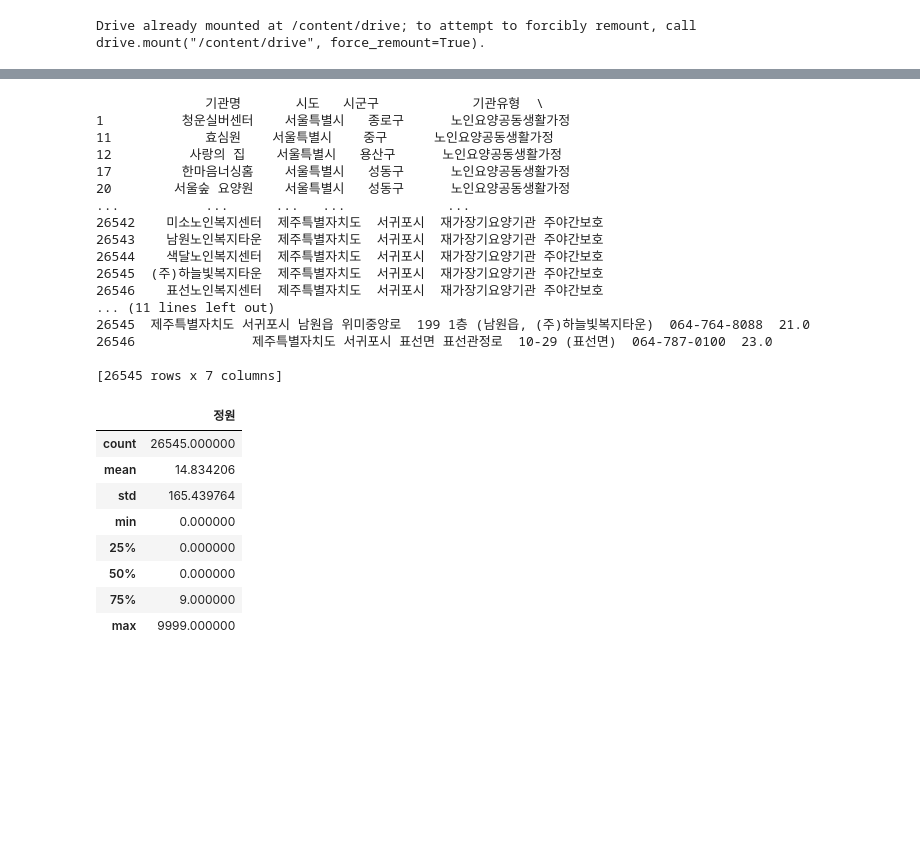
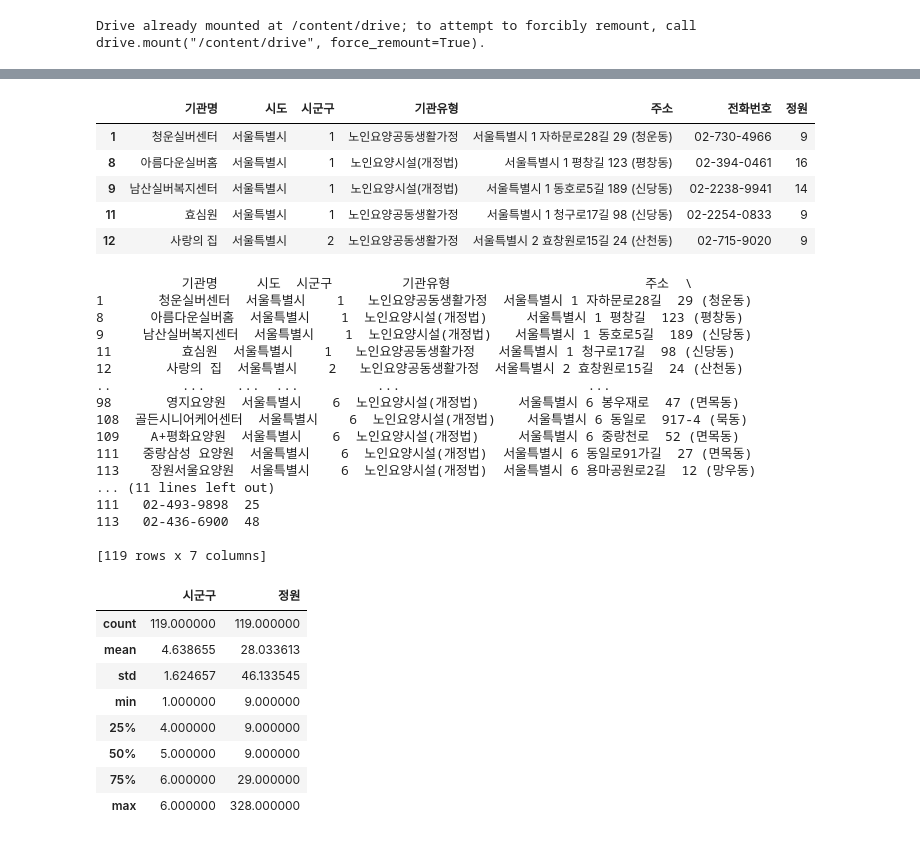
Before and after one commit to kyungmo90/Ubion-Python, a Jupyter notebook: 실습(2023-01-04).ipynb, the cells around one changed output, grey strips where cells are left out. Saved outputs shown, nothing was run; the diff lists cells and outputs as text; code cells hidden in the pictures; blank space fills up the shorter version.

```diff
--- a/실습(2023-01-04).ipynb
+++ b/실습(2023-01-04).ipynb
@@ -155,33 +153,34 @@ under_9.head()
+# %%
+under_20.head()
+
+# 아래쪽 출력
+# %% [output]
+|  | 기관명 | 시도 | 시군구 | 기관유형 | 주소 | 전화번호 | 정원 |
+| 1 | 청운실버센터 | 서울특별시 | 1 | 노인요양공동생활가정 | 서울특별시 1 자하문로28길 29 (청운동) | 02-730-4966 | 9 |
+| 8 | 아름다운실버홈 | 서울특별시 | 1 | 노인요양시설(개정법) | 서울특별시 1 평창길 123 (평창동) | 02-394-0461 | 16 |
+| 9 | 남산실버복지센터 | 서울특별시 | 1 | 노인요양시설(개정법) | 서울특별시 1 동호로5길 189 (신당동) | 02-2238-9941 | 14 |
+| 11 | 효심원 | 서울특별시 | 1 | 노인요양공동생활가정 | 서울특별시 1 청구로17길 98 (신당동) | 02-2254-0833 | 9 |
+| 12 | 사랑의 집 | 서울특별시 | 2 | 노인요양공동생활가정 | 서울특별시 2 효창원로15길 24 (산천동) | 02-715-9020 | 9 |
 # %%
-df_join = under_9.append(upper_9)
+df_join = under_20.append(upper_20)
 print(df_join)
+
+# 20 아래와 위를 다시 합침침
 # %% [output]
-              기관명       시도   시군구            기관유형  \
-1          청운실버센터    서울특별시   종로구      노인요양공동생활가정
-11            효심원    서울특별시    중구      노인요양공동생활가정
-12          사랑의 집    서울특별시   용산구      노인요양공동생활가정
-17         한마음너싱홈    서울특별시   성동구      노인요양공동생활가정
-20        서울숲 요양원    서울특별시   성동구      노인요양공동생활가정
-...           ...      ...   ...             ...
-26542    미소노인복지센터  제주특별자치도  서귀포시  재가장기요양기관 주야간보호
-26543    남원노인복지타운  제주특별자치도  서귀포시  재가장기요양기관 주야간보호
-26544    색달노인복지센터  제주특별자치도  서귀포시  재가장기요양기관 주야간보호
-26545  (주)하늘빛복지타운  제주특별자치도  서귀포시  재가장기요양기관 주야간보호
-26546    표선노인복지센터  제주특별자치도  서귀포시  재가장기요양기관 주야간보호
+           기관명     시도  시군구         기관유형                         주소  \
+1       청운실버센터  서울특별시    1   노인요양공동생활가정  서울특별시 1 자하문로28길  29 (청운동)
+8      아름다운실버홈  서울특별시    1  노인요양시설(개정법)     서울특별시 1 평창길  123 (평창동)
+9     남산실버복지센터  서울특별시    1  노인요양시설(개정법)   서울특별시 1 동호로5길  189 (신당동)
+11         효심원  서울특별시    1   노인요양공동생활가정   서울특별시 1 청구로17길  98 (신당동)
+12       사랑의 집  서울특별시    2   노인요양공동생활가정  서울특별시 2 효창원로15길  24 (산천동)
+..         ...    ...  ...          ...                        ...
+98       영지요양원  서울특별시    6  노인요양시설(개정법)     서울특별시 6 봉우재로  47 (면목동)
+108  골든시니어케어센터  서울특별시    6  노인요양시설(개정법)    서울특별시 6 동일로  917-4 (묵동)
+109    A+평화요양원  서울특별시    6  노인요양시설(개정법)     서울특별시 6 중랑천로  52 (면목동)
+111   중랑삼성 요양원  서울특별시    6  노인요양시설(개정법)  서울특별시 6 동일로91가길  27 (면목동)
+113    장원서울요양원  서울특별시    6  노인요양시설(개정법)  서울특별시 6 용마공원로2길  12 (망우동)
 ... (11 lines left out)
-26545  제주특별자치도 서귀포시 남원읍 위미중앙로  199 1층 (남원읍, (주)하늘빛복지타운)  064-764-8088  21.0
-26546               제주특별자치도 서귀포시 표선면 표선관정로  10-29 (표선면)  064-787-0100  23.0
+111   02-493-9898  25
+113   02-436-6900  48
 
-[26545 rows x 7 columns]
+[119 rows x 7 columns]
-# %%
-df_join.describe()
-# %% [output]
-|  | 정원 |
-| count | 26545.000000 |
-| mean | 14.834206 |
-| std | 165.439764 |
-| min | 0.000000 |
-| 25% | 0.000000 |
-| 50% | 0.000000 |
-| 75% | 9.000000 |
-| max | 9999.000000 |
@@ -189,0 +187,14 @@ y = df_join[["정원", "총매출액"]]
+# %%
+df_join.describe()
+
+# 뭔지 모르겠는데 갑자기 시군구랑 정원만 나옴
+# %% [output]
+|  | 시군구 | 정원 |
+| count | 119.000000 | 119.000000 |
+| mean | 4.638655 | 28.033613 |
+| std | 1.624657 | 46.133545 |
+| min | 1.000000 | 9.000000 |
+| 25% | 4.000000 | 9.000000 |
+| 50% | 5.000000 | 9.000000 |
+| 75% | 6.000000 | 29.000000 |
+| max | 6.000000 | 328.000000 |
```
Also changed, not shown: parts of 21 cells of this notebook.
